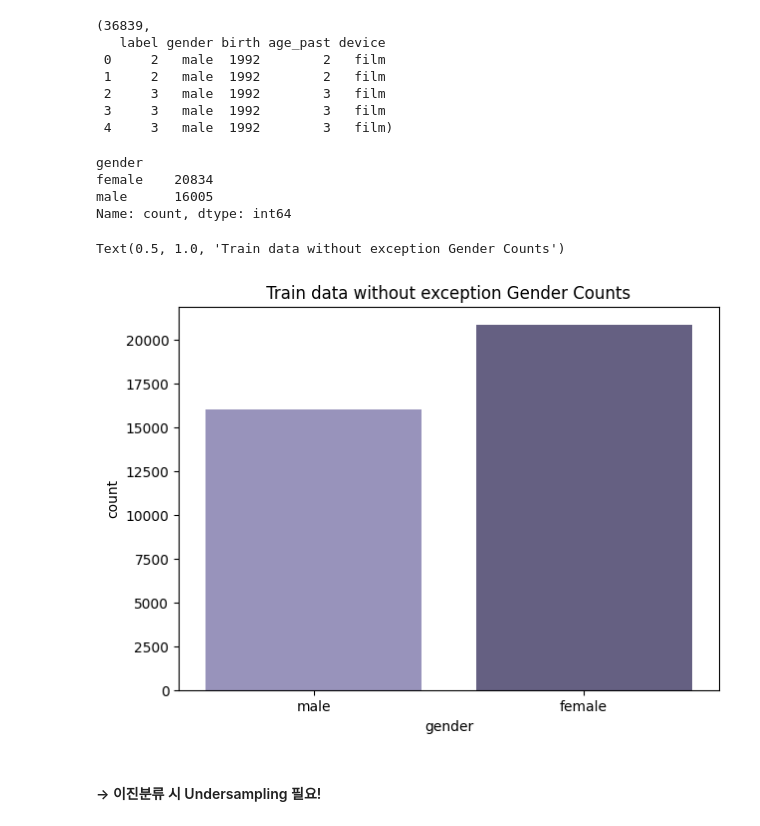
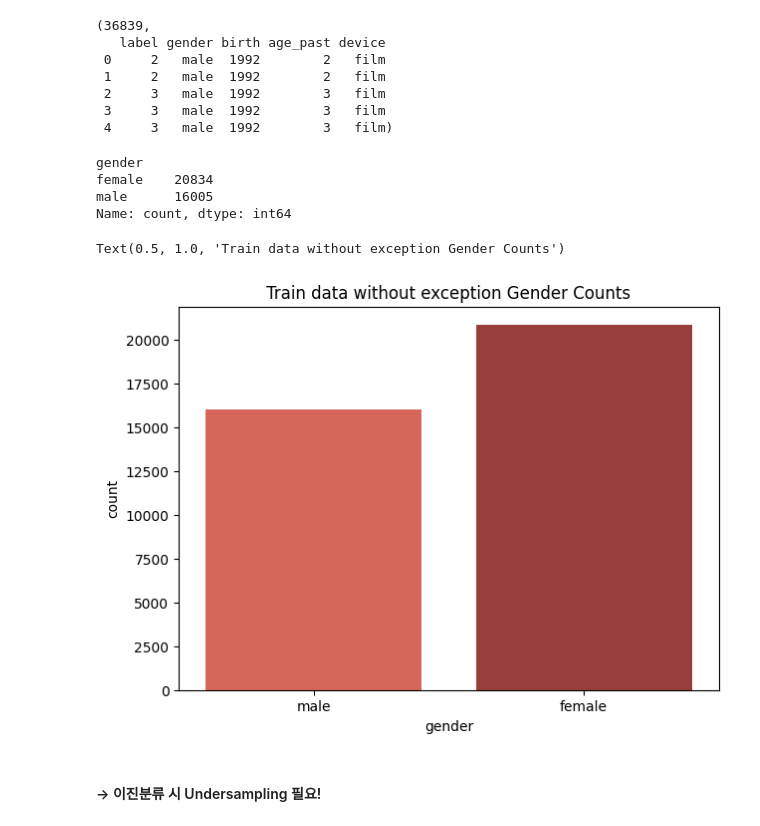
Before and after one commit to ailiens/Face-Detect-Classifier, a Jupyter notebook: notebooks/성별분류_EDA_이상치제거_undersampling.ipynb, the cells around one changed output. Drawn from its saved outputs; the diff is of its cells as text; code cells hidden in the pictures.

```diff
--- a/notebooks/성별분류_EDA_이상치제거_undersampling.ipynb
+++ b/notebooks/성별분류_EDA_이상치제거_undersampling.ipynb
@@ -317,15 +330,15 @@ len(tr_ex), tr_ex.head()
 # %%
 print(tr_ex.gender.value_counts())
 
 plt.figure(figsize = (7, 5))
-sns.countplot(x='gender', data=tr_ex, palette='Purples_d')
+sns.countplot(x='gender', data=tr_ex, palette='Reds_d')
 plt.title('Train data without exception Gender Counts')
 # %% [output]
 gender
 female    20834
 male      16005
 Name: count, dtype: int64
 Text(0.5, 1.0, 'Train data without exception Gender Counts')
-[figure, old version]
+[figure, new version]
 # %% [markdown]
 #### → 이진분류 시 Undersampling 필요!
```
Also changed, not shown: parts of 5 cells of this notebook, 1 other file.
